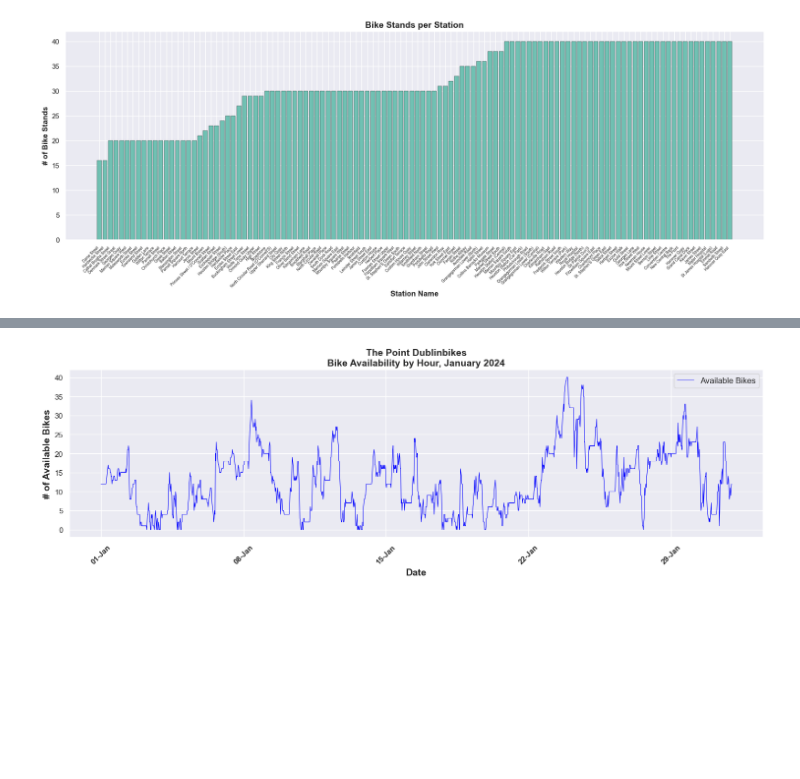
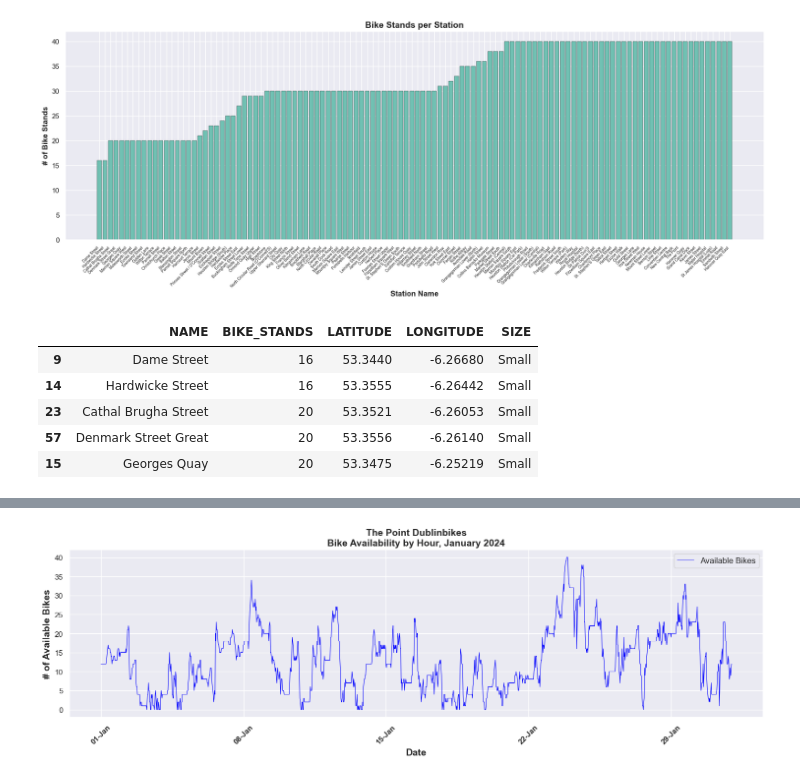
Before and after one commit to JBnkn/4369-programming-for-data-analytics, a Jupyter notebook: Project/Dublinbikes Project.ipynb, the cells around one changed output, grey strips where cells are left out. Cells and saved outputs as stored; diff of their text form; code cells hidden in the pictures; blank space fills up the shorter version.

Commit message:
Colour code bike stands by size

```diff
--- a/Project/Dublinbikes Project.ipynb
+++ b/Project/Dublinbikes Project.ipynb
@@ -109,6 +105,23 @@ plt.xticks(rotation=45, ha='right', fontsize=6)
 plt.show()
 # %% [output]
 [figure]
+# %%
+# split stations into Small/Medium/Large groupings based on the breakout above
+unique_df['SIZE'] = pd.cut(
+    unique_df['BIKE_STANDS'],
+    bins=[0, 20, 30, 40],
+    labels=['Small', 'Medium', 'Large'],
+    right=True  # Includes the rightmost edge in each bin
+)
+
+unique_df.head()
+# %% [output]
+|  | NAME | BIKE_STANDS | LATITUDE | LONGITUDE | SIZE |
+| 9 | Dame Street | 16 | 53.3440 | -6.26680 | Small |
+| 14 | Hardwicke Street | 16 | 53.3555 | -6.26442 | Small |
+| 23 | Cathal Brugha Street | 20 | 53.3521 | -6.26053 | Small |
+| 57 | Denmark Street Great | 20 | 53.3556 | -6.26140 | Small |
+| 15 | Georges Quay | 20 | 53.3475 | -6.25219 | Small |
 # %%
 # create base map centered on mean of co-ords
 map_centre = [unique_df['LATITUDE'].mean(), unique_df['LONGITUDE'].mean()]
```
Also changed, not shown: parts of 6 cells of this notebook, 1 other file.
